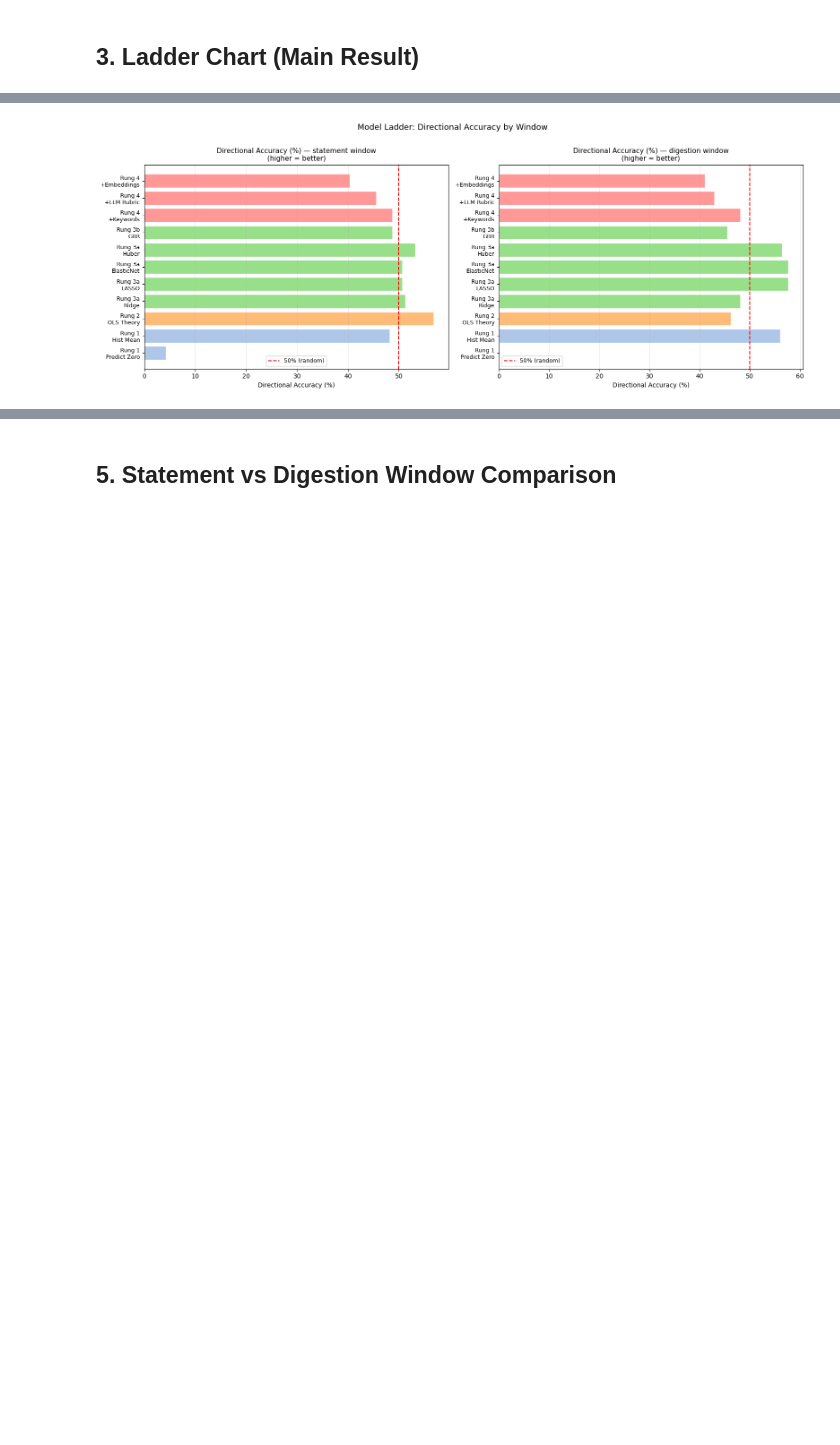
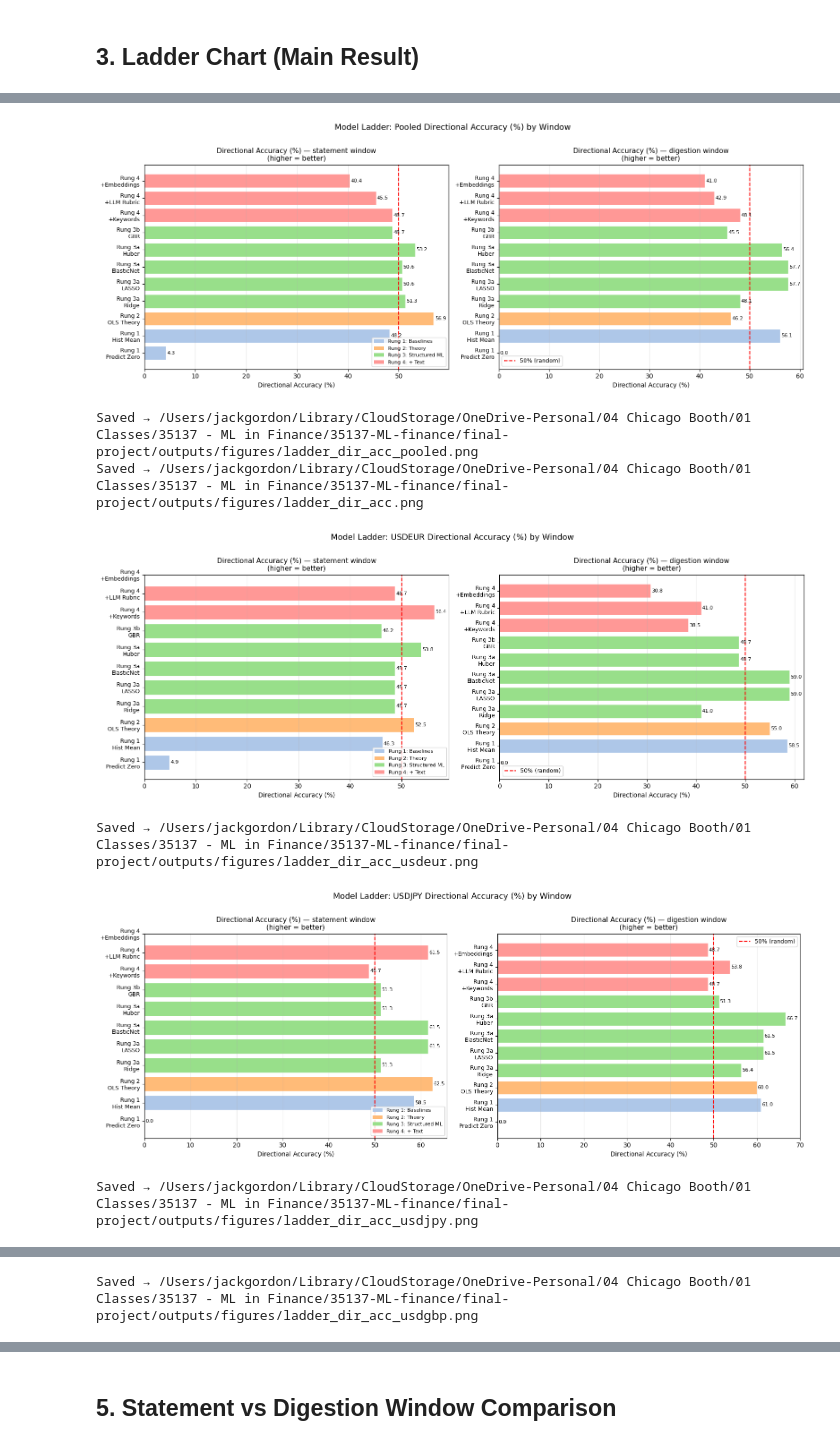
Before and after one commit to johnleahygordon/35137-ML-finance, a Jupyter notebook: final-project/notebooks/05_model_results.ipynb, the cells around one changed output, grey strips where cells are left out. Drawn from its saved outputs; the diff is of its cells as text; code cells hidden in the pictures; blank space fills up the shorter version.

```diff
--- a/final-project/notebooks/05_model_results.ipynb
+++ b/final-project/notebooks/05_model_results.ipynb
@@ -183,26 +223,22 @@ Saved → /Users/jackgordon/Library/CloudStorage/OneDrive-Personal/04 Chicago Bo
-# %%
-# Directional accuracy ladder
-fig, axes = plt.subplots(1, 2, figsize=(16, 6))
-
-for ax, window in zip(axes, ["statement", "digestion"]):
-    sub = pooled[pooled["window"] == window].set_index("rung").reindex(rung_order)
-    colors = ["#aec7e8" if "Rung 1" in r else
-              "#ffbb78" if "Rung 2" in r else
-              "#98df8a" if "Rung 3" in r else
-              "#ff9896" for r in rung_order]
-
-    ax.barh(range(len(rung_order)), sub["dir_acc"] * 100, color=colors, edgecolor="white")
-    ax.axvline(50, color="red", lw=1.5, ls="--", label="50% (random)")
-    ax.set_yticks(range(len(rung_order)))
-    ax.set_yticklabels([r.replace(" – ", "\n") for r in rung_order], fontsize=9)
-    ax.set_title(f"Directional Accuracy (%) — {window} window\n(higher = better)", fontsize=11)
-    ax.set_xlabel("Directional Accuracy (%)")
-    ax.legend(fontsize=9)
-    ax.grid(True, alpha=0.3, axis="x")
-
-plt.suptitle("Model Ladder: Directional Accuracy by Window", fontsize=13, y=1.01)
-plt.tight_layout()
-fig.savefig(FIGURES / "ladder_dir_acc.png", dpi=150, bbox_inches="tight")
-plt.show()
-# %% [output]
-[figure, removed]
+# %%
+# Directional accuracy ladder charts for pooled and per-currency results
+for pair, display_name, pair_slug in pair_plot_specs:
+    make_ladder_chart(
+        pair=pair,
+        display_name=display_name,
+        pair_slug=pair_slug,
+        metric="dir_acc",
+        x_label="Directional Accuracy (%)",
+        subtitle="higher = better",
+        file_stub="dir_acc",
+        scale=100,
+        ref_line=50,
+    )
+# %% [output]
+[figure, added]
+Saved → /Users/jackgordon/Library/CloudStorage/OneDrive-Personal/04 Chicago Booth/01 Classes/35137 - ML in Finance/35137-ML-finance/final-project/outputs/figures/ladder_dir_acc_pooled.png
+Saved → /Users/jackgordon/Library/CloudStorage/OneDrive-Personal/04 Chicago Booth/01 Classes/35137 - ML in Finance/35137-ML-finance/final-project/outputs/figures/ladder_dir_acc.png
+[figure, added]
+Saved → /Users/jackgordon/Library/CloudStorage/OneDrive-Personal/04 Chicago Booth/01 Classes/35137 - ML in Finance/35137-ML-finance/final-project/outputs/figures/ladder_dir_acc_usdeur.png
+[figure, added]
+Saved → /Users/jackgordon/Library/CloudStorage/OneDrive-Personal/04 Chicago Booth/01 Classes/35137 - ML in Finance/35137-ML-finance/final-project/outputs/figures/ladder_dir_acc_usdjpy.png
@@ -208,0 +246 @@ plt.show()
+Saved → /Users/jackgordon/Library/CloudStorage/OneDrive-Personal/04 Chicago Booth/01 Classes/35137 - ML in Finance/35137-ML-finance/final-project/outputs/figures/ladder_dir_acc_usdgbp.png
```
Also changed, not shown: parts of 5 cells of this notebook, 10 other files.
